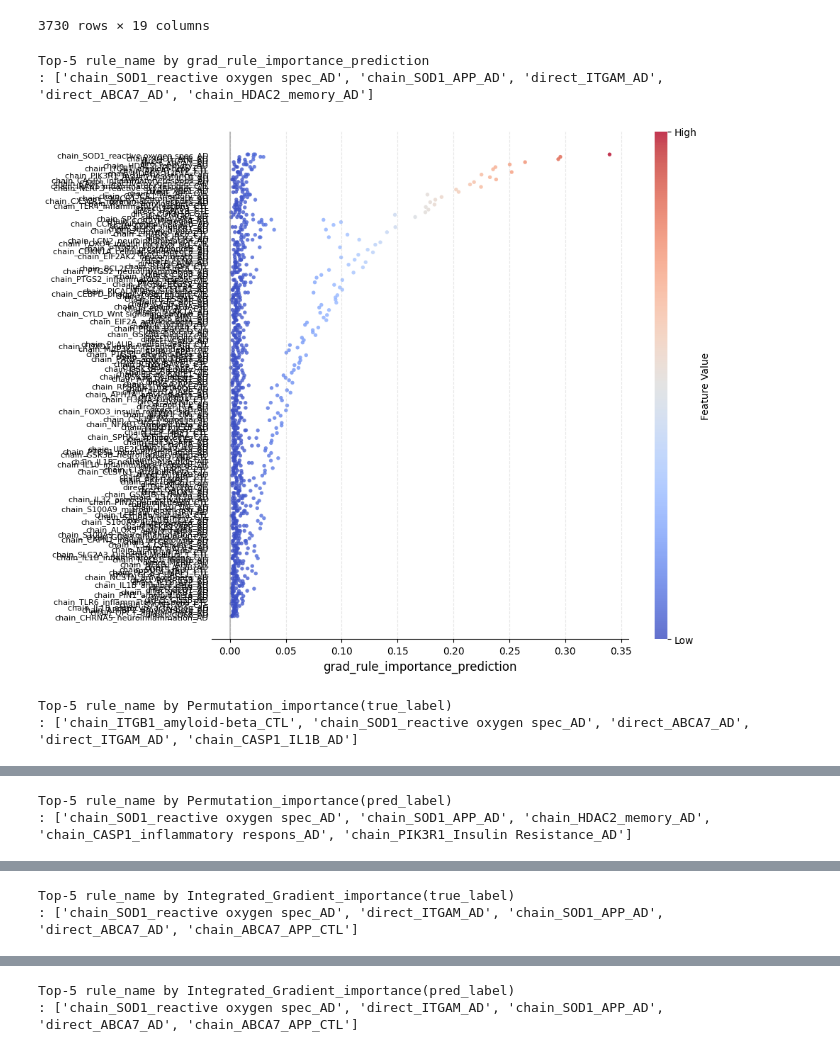
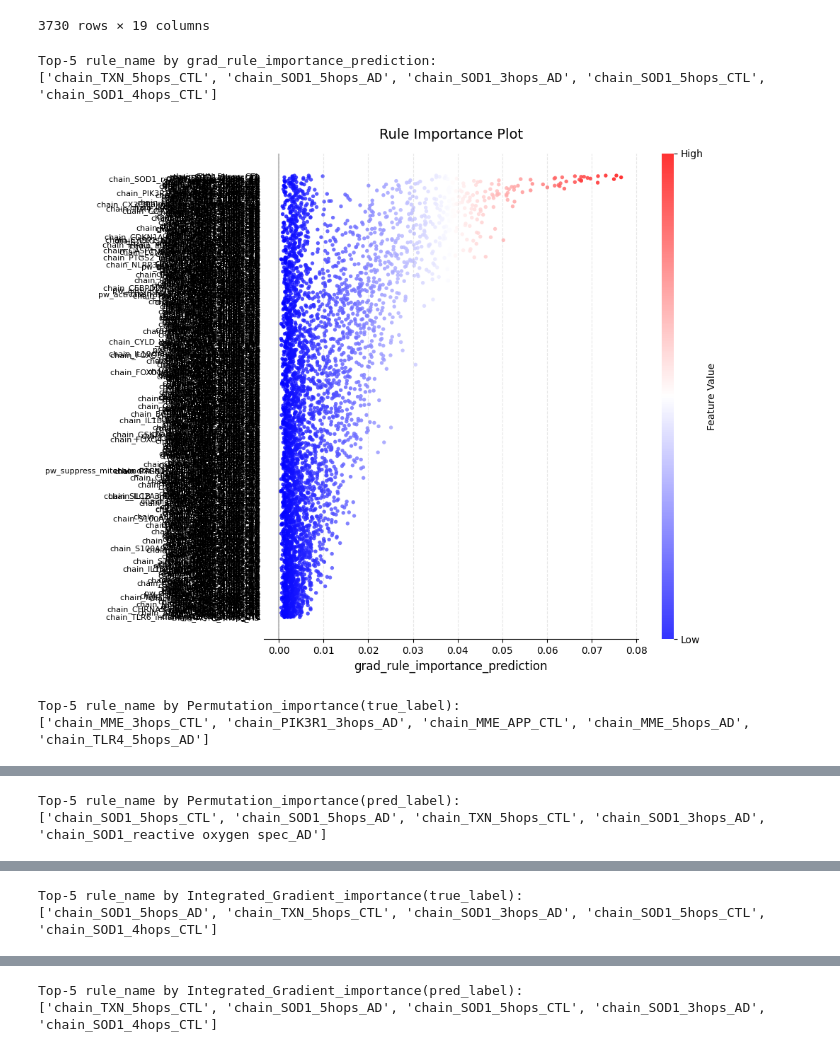
Before and after one commit to Xiaoxuan-Yu-ty/HybridKG, a Jupyter notebook: nesy_gnn/rule_analysis.ipynb, the cells around one changed output, grey strips where cells are left out. Drawn from its saved outputs; the diff is of its cells as text; code cells hidden in the pictures.

Commit message:
update rule analysis

```diff
--- a/nesy_gnn/rule_analysis.ipynb
+++ b/nesy_gnn/rule_analysis.ipynb
@@ -43,7 +43,7 @@ model2 = FuzzyNN(in_channels=data_direct.x.size(1),
                             num_rules=data_direct.topo_features.size(1) + data_direct.kg_scores.size(1),
                             num_layers=2,
                             )
-optimizer = torch.optim.AdamW(model2.parameters(), lr=1e-4, weight_decay=1e-5)
+optimizer2 = torch.optim.AdamW(model2.parameters(), lr=1e-4, weight_decay=1e-5)
 # %%
 model = FuzzyGAT(in_channels=data_direct.x.size(1),
                             hidden_channels=64,
@@ -70,6 +70,6 @@ for _ in tqdm(range(10), desc="Training"):
     loss = train_epoch(model=model2,
                        data=data_direct,
                        train_mask=train_mask,
-                       optimizer=optimizer,
+                       optimizer=optimizer2,
                        use_kg=True,
                        use_topo=True)
@@ -437,7 +398,6 @@ def captum_explain(model, data,rule_feature, targets:torch.Tensor):
 # %%
 feature_importance, attributions = captum_explain(model, data_direct, rule_feature, data_direct.y)
 
-for i, value in enumerate(feature_importance):
-    print(f"Feature {i}: {value.item():.6f}")
+feature_importance.size()
 # %% [output]
 Attributions shape: torch.Size([691, 190])
@@ -1124,25 +1160,31 @@ plot_df
 # %%
 backbone = 'GAT'
 dataset = 'ANMerge'
 k = 4
-model_type = "FuzzyGAT_direct_rules"
+model_type = "FuzzyGAT_topo_all_rules"
 plot_df = df_rules[(df_rules['dataset']==dataset) &
                    (df_rules['k']==str(k)) &
                    (df_rules['model']==model_type)]
 
 importance_types = ['grad_rule_importance_prediction',
                                 'Permutation_importance(true_label)',
                                 'Permutation_importance(pred_label)',
                                 'Integrated_Gradient_importance(true_label)',
                                 'Integrated_Gradient_importance(pred_label)']
 for rip in importance_types:
     x_col = rip
     y_col = 'rule_name'
 
-    _ = plot_rule_importance(plot_df, x_col, y_col, interpolate=False)
+    _ = plot_rule_importance(df=plot_df,
+                                        x_col=x_col,
+                                        y_col=y_col,
+                                        title="Rule Importance Plot",
+                                        cmap='bwr',
+                                        central_vertical_line=0.0,
+                                        interpolate=False)
 # %% [output]
-Top-5 rule_name by grad_rule_importance_prediction
-: ['chain_SOD1_reactive oxygen spec_AD', 'chain_SOD1_APP_AD', 'direct_ITGAM_AD', 'direct_ABCA7_AD', 'chain_HDAC2_memory_AD']
+Top-5 rule_name by grad_rule_importance_prediction:
+['chain_TXN_5hops_CTL', 'chain_SOD1_5hops_AD', 'chain_SOD1_3hops_AD', 'chain_SOD1_5hops_CTL', 'chain_SOD1_4hops_CTL']
-[figure, old version]
+[figure, new version]
-Top-5 rule_name by Permutation_importance(true_label)
-: ['chain_ITGB1_amyloid-beta_CTL', 'chain_SOD1_reactive oxygen spec_AD', 'direct_ABCA7_AD', 'direct_ITGAM_AD', 'chain_CASP1_IL1B_AD']
+Top-5 rule_name by Permutation_importance(true_label):
+['chain_MME_3hops_CTL', 'chain_PIK3R1_3hops_AD', 'chain_MME_APP_CTL', 'chain_MME_5hops_AD', 'chain_TLR4_5hops_AD']
@@ -1150,2 +1192,2 @@ Top-5 rule_name by Permutation_importance(true_label)
-Top-5 rule_name by Permutation_importance(pred_label)
-: ['chain_SOD1_reactive oxygen spec_AD', 'chain_SOD1_APP_AD', 'chain_HDAC2_memory_AD', 'chain_CASP1_inflammatory respons_AD', 'chain_PIK3R1_Insulin Resistance_AD']
+Top-5 rule_name by Permutation_importance(pred_label):
+['chain_SOD1_5hops_CTL', 'chain_SOD1_5hops_AD', 'chain_TXN_5hops_CTL', 'chain_SOD1_3hops_AD', 'chain_SOD1_reactive oxygen spec_AD']
@@ -1153,2 +1195,2 @@ Top-5 rule_name by Permutation_importance(pred_label)
-Top-5 rule_name by Integrated_Gradient_importance(true_label)
-: ['chain_SOD1_reactive oxygen spec_AD', 'direct_ITGAM_AD', 'chain_SOD1_APP_AD', 'direct_ABCA7_AD', 'chain_ABCA7_APP_CTL']
+Top-5 rule_name by Integrated_Gradient_importance(true_label):
+['chain_SOD1_5hops_AD', 'chain_TXN_5hops_CTL', 'chain_SOD1_3hops_AD', 'chain_SOD1_5hops_CTL', 'chain_SOD1_4hops_CTL']
@@ -1156,2 +1198,2 @@ Top-5 rule_name by Integrated_Gradient_importance(true_label)
-Top-5 rule_name by Integrated_Gradient_importance(pred_label)
-: ['chain_SOD1_reactive oxygen spec_AD', 'direct_ITGAM_AD', 'chain_SOD1_APP_AD', 'direct_ABCA7_AD', 'chain_ABCA7_APP_CTL']
+Top-5 rule_name by Integrated_Gradient_importance(pred_label):
+['chain_TXN_5hops_CTL', 'chain_SOD1_5hops_AD', 'chain_SOD1_5hops_CTL', 'chain_SOD1_3hops_AD', 'chain_SOD1_4hops_CTL']
```
Also changed, not shown: parts of 14 cells of this notebook, 6 other files.
